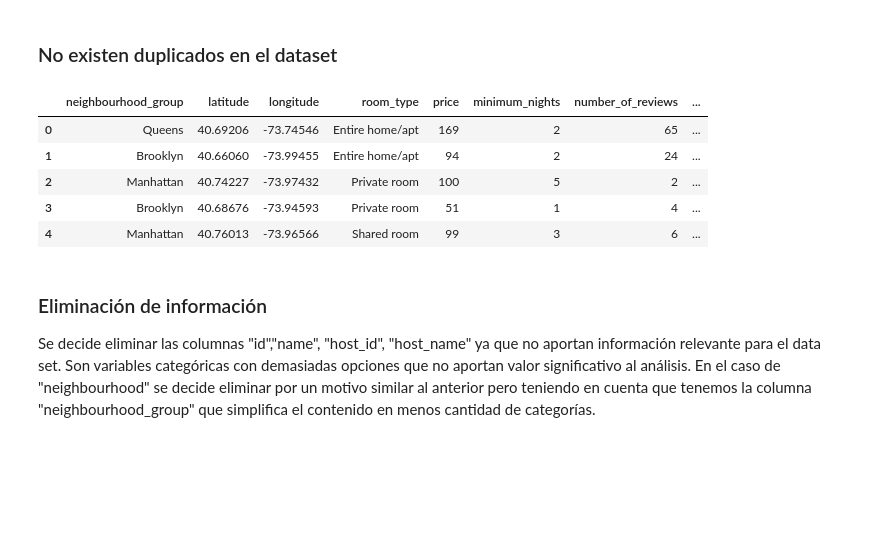
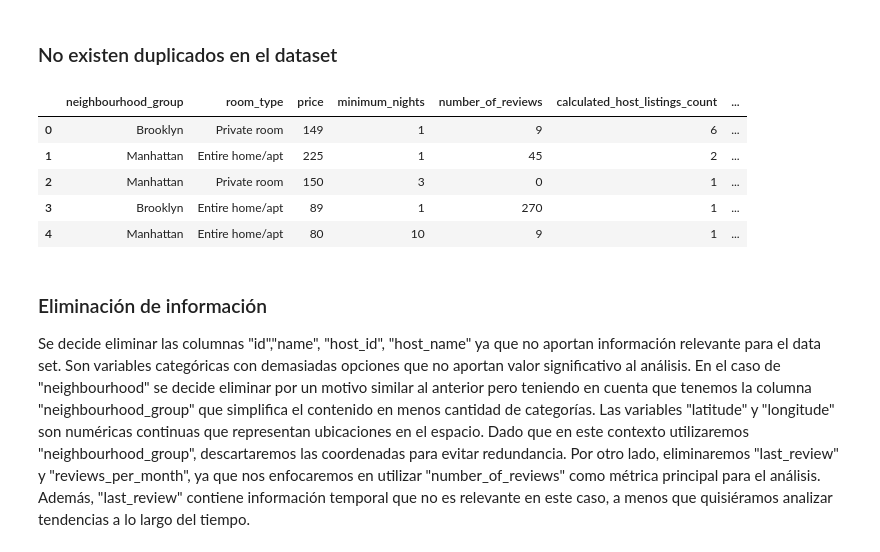
Before and after one commit to lbdelilla/airbnb-exploratory-data-analysis, a Jupyter notebook: src/explore.ipynb, the cells around one changed output. Drawn from its saved outputs; the diff is of its cells as text; code cells hidden in the pictures; blank space fills up the shorter version.

```diff
--- a/src/explore.ipynb
+++ b/src/explore.ipynb
@@ -3,19 +3,19 @@
 # %%
 # Your code here
 import pandas as pd
-from sklearn.model_selection import train_test_split
+# from sklearn.model_selection import train_test_split
 
 
-train_data = pd.read_csv('https://raw.githubusercontent.com/4GeeksAcademy/data-preprocessing-project-tutorial/main/AB_NYC_2019.csv')
+total_data = pd.read_csv('https://raw.githubusercontent.com/4GeeksAcademy/data-preprocessing-project-tutorial/main/AB_NYC_2019.csv')
 
-# Divido el dataset en traun y test
-train_data, test_data = train_test_split(train_data, test_size=0.3, random_state=42)
+# Divido el dataset en train y test *SE HACE AL FINAL*
+# train_data, test_data = train_test_split(train_data, test_size=0.3, random_state=42)
 
-# Lo concateno para analizarlo en conjunto
-total_data = pd.concat([train_data, test_data]).reset_index(inplace= False)
-total_data.drop(columns = ["index"], inplace = True) # Reseteo el indice y elimino la columna para que no hayan duplicados o desorden en el indice
+# # Lo concateno para analizarlo en conjunto
+# total_data = pd.concat([train_data, test_data]).reset_index(inplace= False)
+# total_data.drop(columns = ["index"], inplace = True) # Reseteo el indice y elimino la columna para que no hayan duplicados o desorden en el indice
 
 total_data.head() # Imprimo las primeras 5 filas
 
-print(train_data.shape)
+# print(train_data.shape)
 # %% [output]
@@ -59,22 +66,24 @@ print(total_data.duplicated().sum())
 # %% [markdown]
 ### No existen duplicados en el dataset
 # %%
-# Eliminar información irrelevante
+# Eliminar información OBVIAMENTE irrelevante
 
-total_data.drop(["id","name", "host_id", "host_name", "neighbourhood"], axis = 1, inplace = True)
+total_data.drop(["id","name", "host_id", "host_name", "neighbourhood", "latitude", "longitude", "last_review", "reviews_per_month"], axis = 1, inplace = True)
 total_data.head()
 # %% [output]
-|  | neighbourhood_group | latitude | longitude | room_type | price | minimum_nights | number_of_reviews | ... |
-| 0 | Queens | 40.69206 | -73.74546 | Entire home/apt | 169 | 2 | 65 | ... |
-| 1 | Brooklyn | 40.66060 | -73.99455 | Entire home/apt | 94 | 2 | 24 | ... |
-| 2 | Manhattan | 40.74227 | -73.97432 | Private room | 100 | 5 | 2 | ... |
-| 3 | Brooklyn | 40.68676 | -73.94593 | Private room | 51 | 1 | 4 | ... |
-| 4 | Manhattan | 40.76013 | -73.96566 | Shared room | 99 | 3 | 6 | ... |
+|  | neighbourhood_group | room_type | price | minimum_nights | number_of_reviews | calculated_host_listings_count | ... |
+| 0 | Brooklyn | Private room | 149 | 1 | 9 | 6 | ... |
+| 1 | Manhattan | Entire home/apt | 225 | 1 | 45 | 2 | ... |
+| 2 | Manhattan | Private room | 150 | 3 | 0 | 1 | ... |
+| 3 | Brooklyn | Entire home/apt | 89 | 1 | 270 | 1 | ... |
+| 4 | Manhattan | Entire home/apt | 80 | 10 | 9 | 1 | ... |
 # %% [markdown]
 ### Eliminación de información
 
 Se decide eliminar las columnas "id","name", "host_id", "host_name" ya que no aportan información relevante para el data set. Son variables categóricas con demasiadas opciones que no aportan valor significativo al análisis.
 En el caso de "neighbourhood" se decide eliminar por un motivo similar al anterior pero teniendo en cuenta que tenemos la columna "neighbourhood_group" que simplifica el contenido en menos cantidad de categorías.
+Las variables "latitude" y "longitude" son numéricas continuas que representan ubicaciones en el espacio. Dado que en este contexto utilizaremos "neighbourhood_group", descartaremos las coordenadas para evitar redundancia.
+Por otro lado, eliminaremos "last_review" y "reviews_per_month", ya que nos enfocaremos en utilizar "number_of_reviews" como métrica principal para el análisis. Además, "last_review" contiene información temporal que no es relevante en este caso, a menos que quisiéramos analizar tendencias a lo largo del tiempo.
 # %%
 # Análisis de variables univariante
 
```
Also changed, not shown: parts of 24 cells of this notebook.
